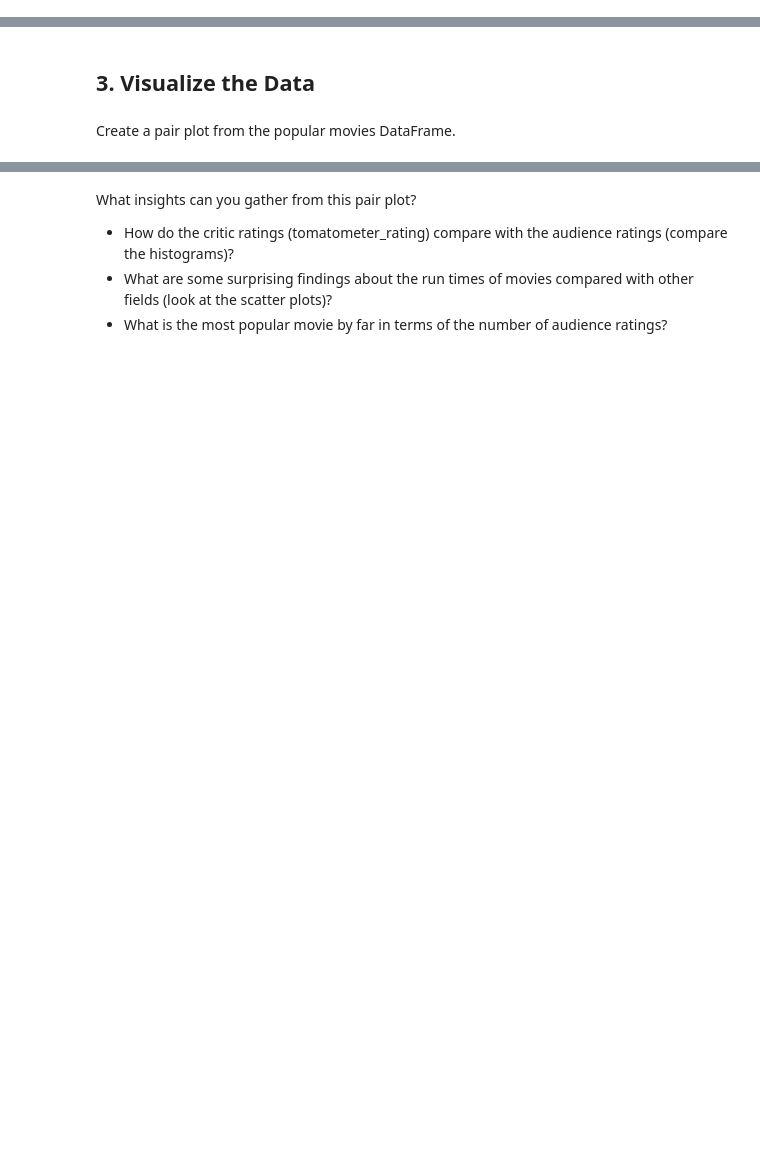
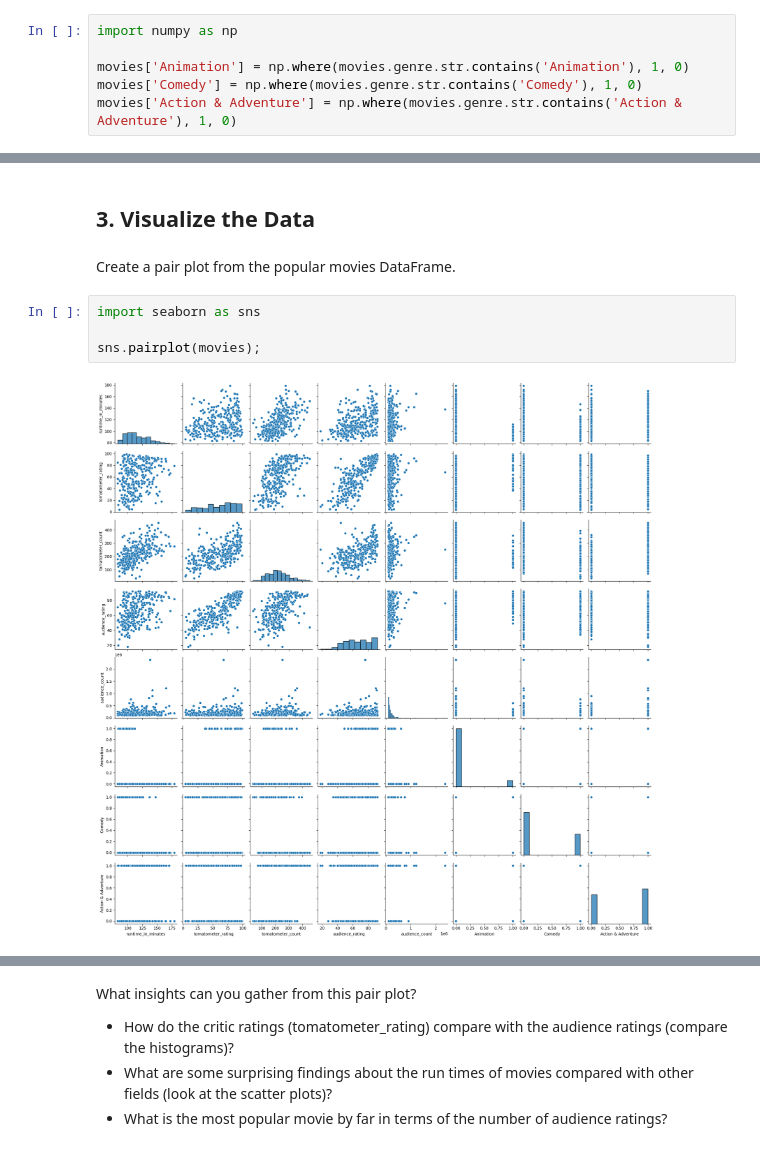
Before and after one commit to sonsungjong/ML_python, a Jupyter notebook: prep_eda/Course Assignment Notebooks/section07_midcourse_project.ipynb, the cells around one changed output, grey strips where cells are left out. Cells and saved outputs as stored; diff of their text form; blank space fills up the shorter version.

```diff
--- a/prep_eda/Course Assignment Notebooks/section07_midcourse_project.ipynb
+++ b/prep_eda/Course Assignment Notebooks/section07_midcourse_project.ipynb
@@ -187,3 +187,9 @@ Name: audience_rating, dtype: float64
 Create a column in the DataFrame called 'Animation' and return a 1 if a movie is an 'Animation' movie and 0 otherwise. Do the same for *Action & Adventure* and *Comedy*.
 
 *Hint: use np.where and str.contains*
+# %%
+import numpy as np
+
+movies['Animation'] = np.where(movies.genre.str.contains('Animation'), 1, 0)
+movies['Comedy'] = np.where(movies.genre.str.contains('Comedy'), 1, 0)
+movies['Action & Adventure'] = np.where(movies.genre.str.contains('Action & Adventure'), 1, 0)
@@ -195,3 +240,9 @@ Find the average critic and audience rating for an Animation movie vs a non-Anim
 ## 3. Visualize the Data
 # %% [markdown]
 Create a pair plot from the popular movies DataFrame.
+# %%
+import seaborn as sns
+
+sns.pairplot(movies);
+# %% [output]
+[figure, added]
```
Also changed, not shown: parts of 7 cells of this notebook.
